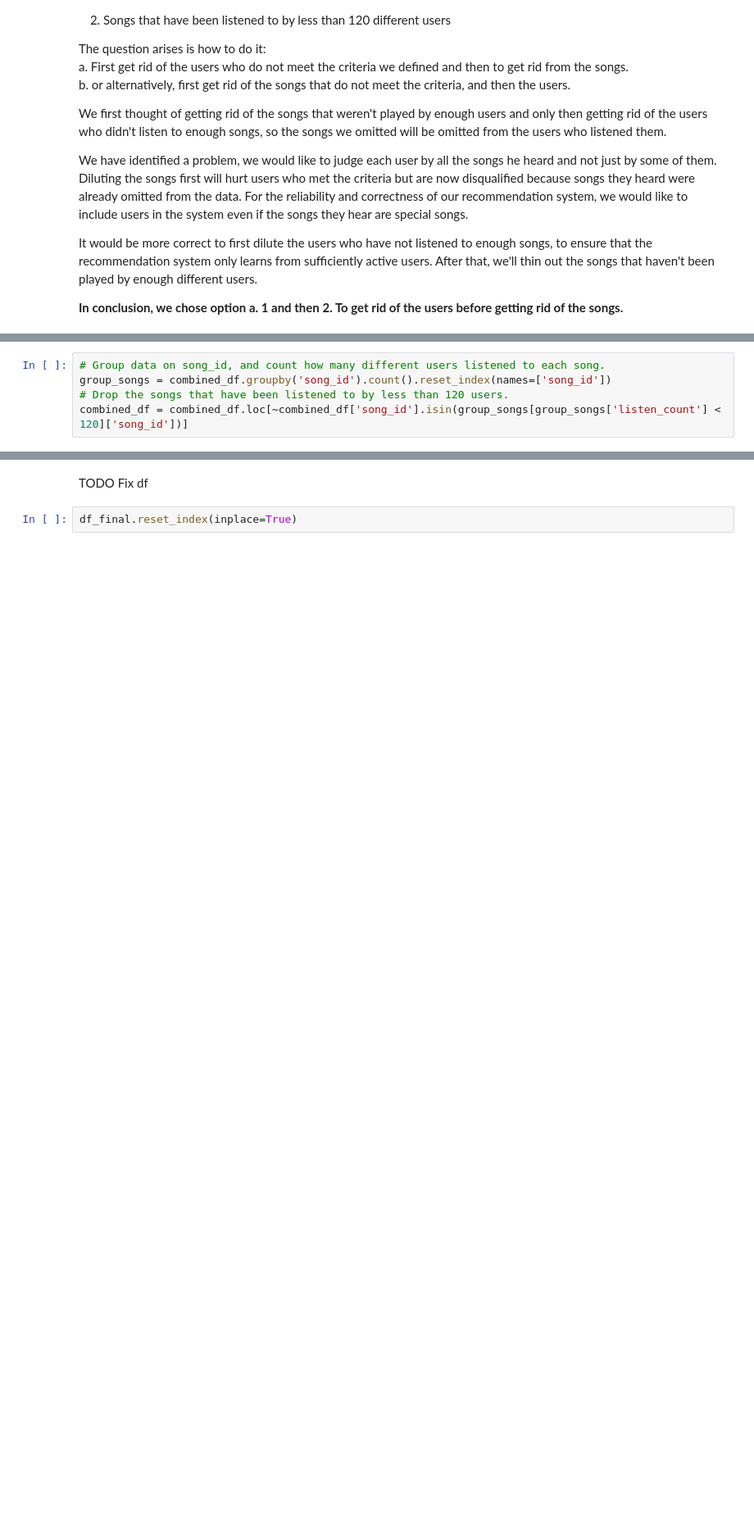
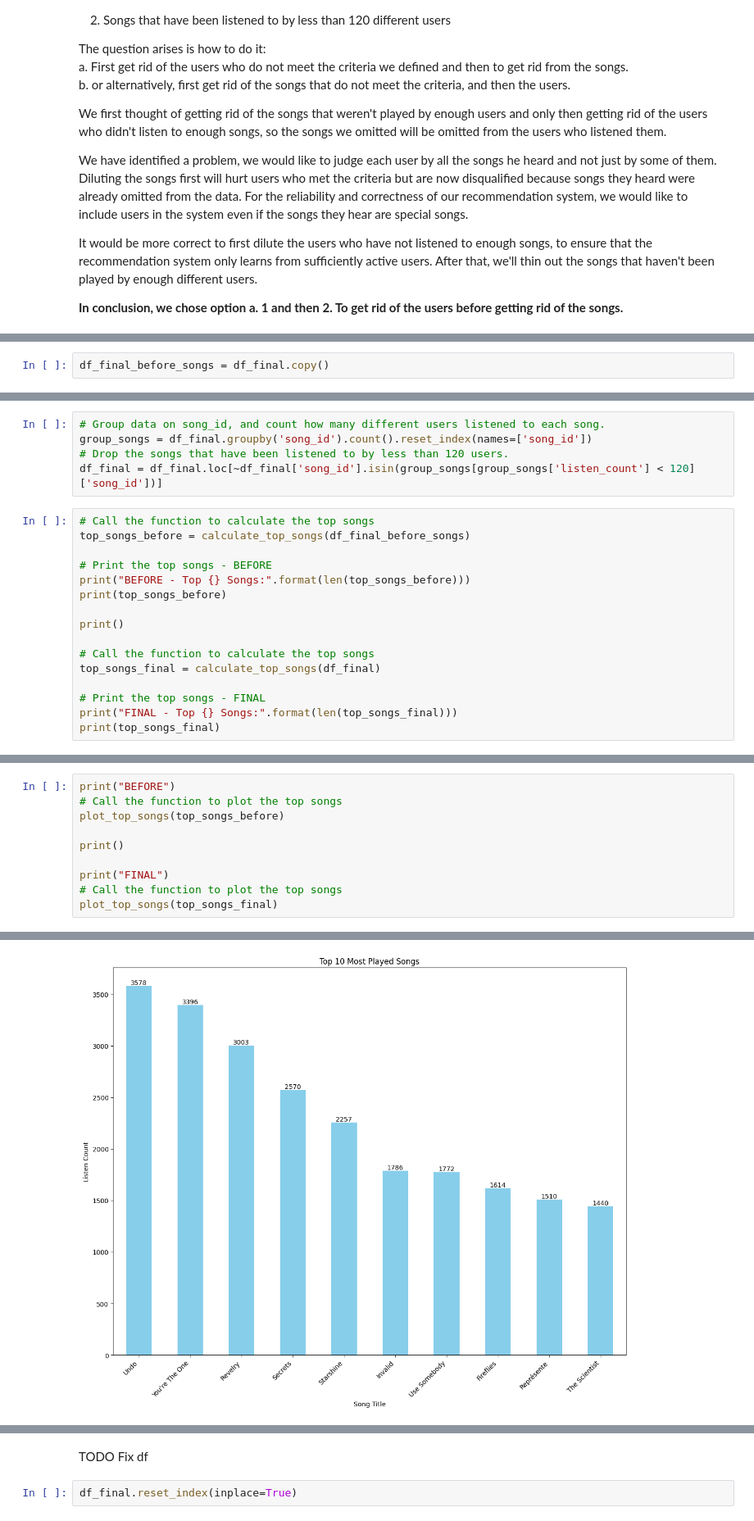
Before and after one commit to EitanBakirov/advanced-ml-dl-course, a Jupyter notebook: finalProject/Recommendation_System_Project_Group_4.ipynb, the cells around one changed output, grey strips where cells are left out. Shown at 82% size. Saved outputs shown, nothing was run; the diff lists cells and outputs as text; blank space fills up the shorter version.

```diff
--- a/finalProject/Recommendation_System_Project_Group_4.ipynb
+++ b/finalProject/Recommendation_System_Project_Group_4.ipynb
@@ -1482,0 +1702,2 @@ combined_df = combined_df.loc[~combined_df['user_id'].isin(group_users[group_use
+# %%
+df_final_before_songs = df_final.copy()
@@ -1483,5 +1712,21 @@ combined_df = combined_df.loc[~combined_df['user_id'].isin(group_users[group_use
 # %%
 # Group data on song_id, and count how many different users listened to each song.
-group_songs = combined_df.groupby('song_id').count().reset_index(names=['song_id'])
+group_songs = df_final.groupby('song_id').count().reset_index(names=['song_id'])
 # Drop the songs that have been listened to by less than 120 users.
-combined_df = combined_df.loc[~combined_df['song_id'].isin(group_songs[group_songs['listen_count'] < 120]['song_id'])]
+df_final = df_final.loc[~df_final['song_id'].isin(group_songs[group_songs['listen_count'] < 120]['song_id'])]
+# %%
+# Call the function to calculate the top songs
+top_songs_before = calculate_top_songs(df_final_before_songs)
+
+# Print the top songs - BEFORE
+print("BEFORE - Top {} Songs:".format(len(top_songs_before)))
+print(top_songs_before)
+
+print()
+
+# Call the function to calculate the top songs
+top_songs_final = calculate_top_songs(df_final)
+
+# Print the top songs - FINAL
+print("FINAL - Top {} Songs:".format(len(top_songs_final)))
+print(top_songs_final)
@@ -1487,0 +1751,11 @@ combined_df = combined_df.loc[~combined_df['song_id'].isin(group_songs[group_son
+# %%
+print("BEFORE")
+# Call the function to plot the top songs
+plot_top_songs(top_songs_before)
+
+print()
+
+print("FINAL")
+# Call the function to plot the top songs
+plot_top_songs(top_songs_final)
+# %% [output]
@@ -1487,0 +1763 @@ combined_df = combined_df.loc[~combined_df['song_id'].isin(group_songs[group_son
+[figure, added]
```
Also changed, not shown: parts of 45 cells of this notebook.
